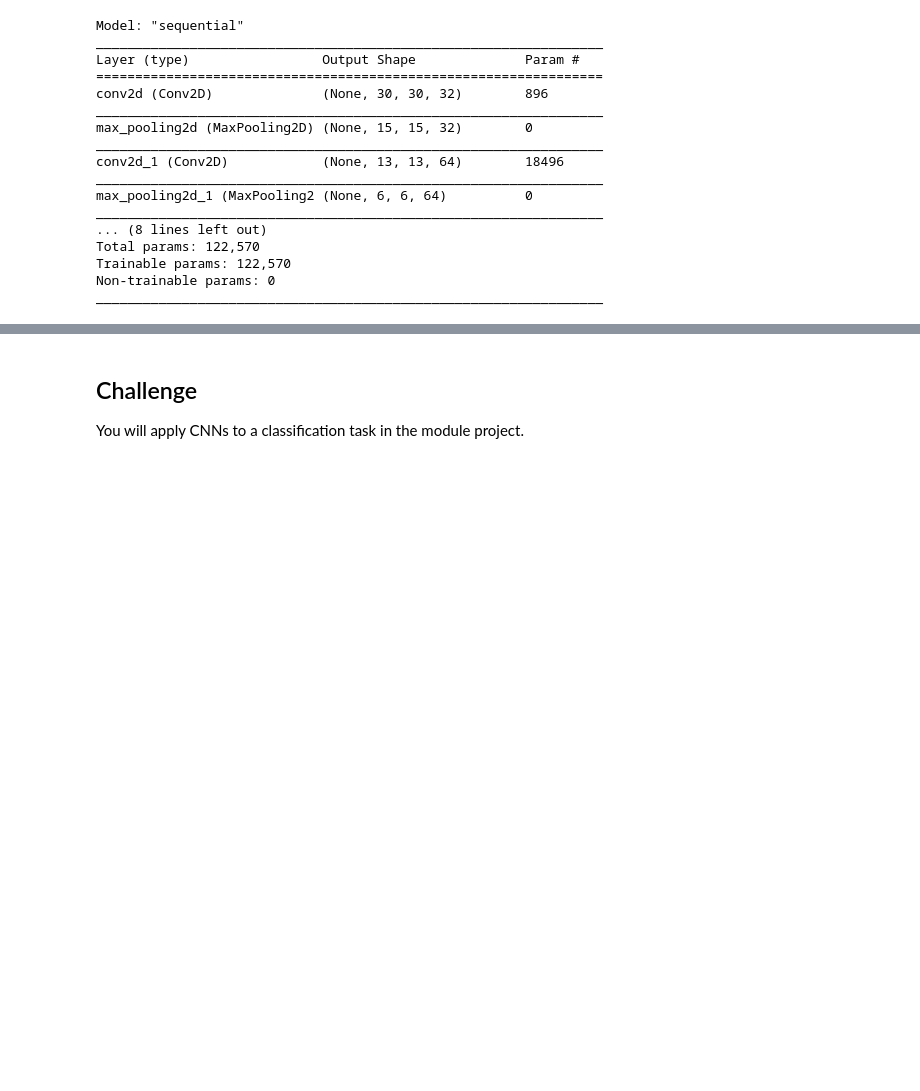
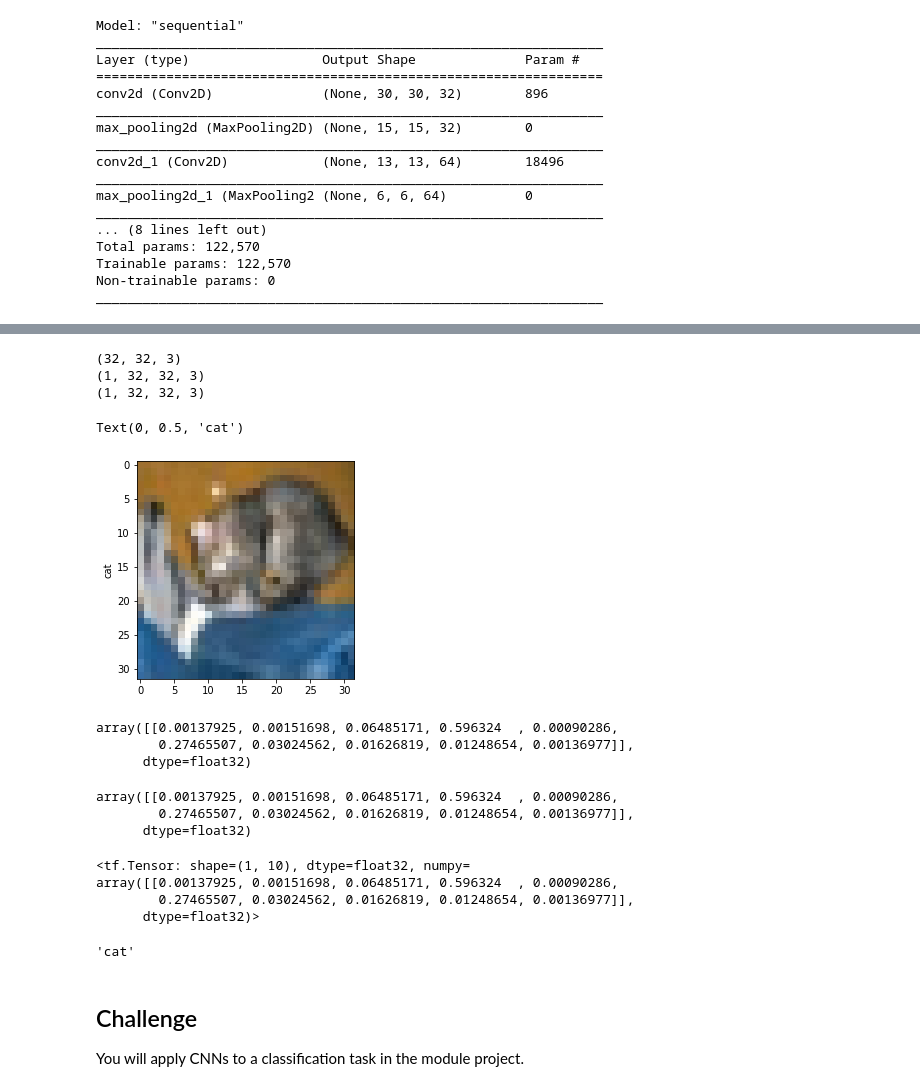
Before and after one commit to skhabiri/DS-Unit-4-Sprint-3-Deep-Learning, a Jupyter notebook: module2-convolutional-neural-networks/LS_DS17_432_Convolutional_Neural_Networks_Lecture.ipynb, the cells around one changed output, grey strips where cells are left out. Drawn from its saved outputs; the diff is of its cells as text; code cells hidden in the pictures; blank space fills up the shorter version.

```diff
--- a/module2-convolutional-neural-networks/LS_DS17_432_Convolutional_Neural_Networks_Lecture.ipynb
+++ b/module2-convolutional-neural-networks/LS_DS17_432_Convolutional_Neural_Networks_Lecture.ipynb
@@ -304,5 +314,5 @@ model.compile(optimizer='adam',
               metrics=['accuracy'])
 # %%
 # Fit Model default batch_size=32
-model.fit(train_images, train_labels, epochs=10, validation_data=(test_images, test_labels))
+model.fit(train_images, train_labels, epochs=5, validation_data=(test_images, test_labels))
 # %% [output]
@@ -336,3 +336,40 @@ test_loss, test_acc = model.evaluate(test_images, test_labels, verbose=2)
+# %%
+print(test_images[0].shape)
+print(test_images[0:1].shape)
+query = np.expand_dims(test_images[0], axis=0)
+print(query.shape)
+plt.imshow(test_images[0])
+plt.ylabel(class_names[test_labels[0][0]])
+# %% [output]
+(32, 32, 3)
+(1, 32, 32, 3)
+(1, 32, 32, 3)
+Text(0, 0.5, 'cat')
+[figure, added]
+# %%
+predict = model.predict(query)
+predict
+# %% [output]
+array([[0.00137925, 0.00151698, 0.06485171, 0.596324  , 0.00090286,
+        0.27465507, 0.03024562, 0.01626819, 0.01248654, 0.00136977]],
+      dtype=float32)
+# %%
+model.predict(test_images[0:1])
+# %% [output]
+array([[0.00137925, 0.00151698, 0.06485171, 0.596324  , 0.00090286,
+        0.27465507, 0.03024562, 0.01626819, 0.01248654, 0.00136977]],
+      dtype=float32)
+# %%
+model(query)
+# %% [output]
+<tf.Tensor: shape=(1, 10), dtype=float32, numpy=
+array([[0.00137925, 0.00151698, 0.06485171, 0.596324  , 0.00090286,
+        0.27465507, 0.03024562, 0.01626819, 0.01248654, 0.00136977]],
+      dtype=float32)>
+# %%
+class_names[predict.argmax()]
+# %% [output]
+'cat'
 # %% [markdown]
 ## Challenge
 
```
Also changed, not shown: parts of 13 cells of this notebook.
